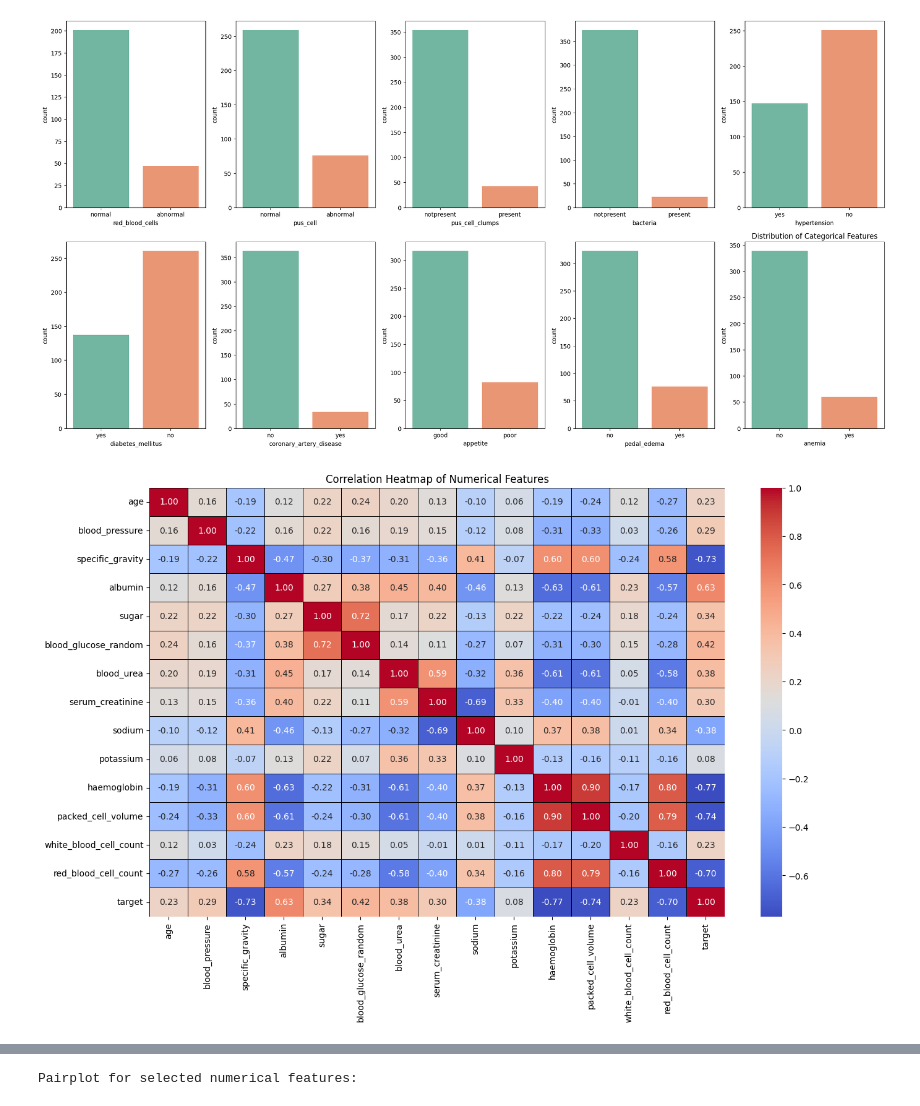
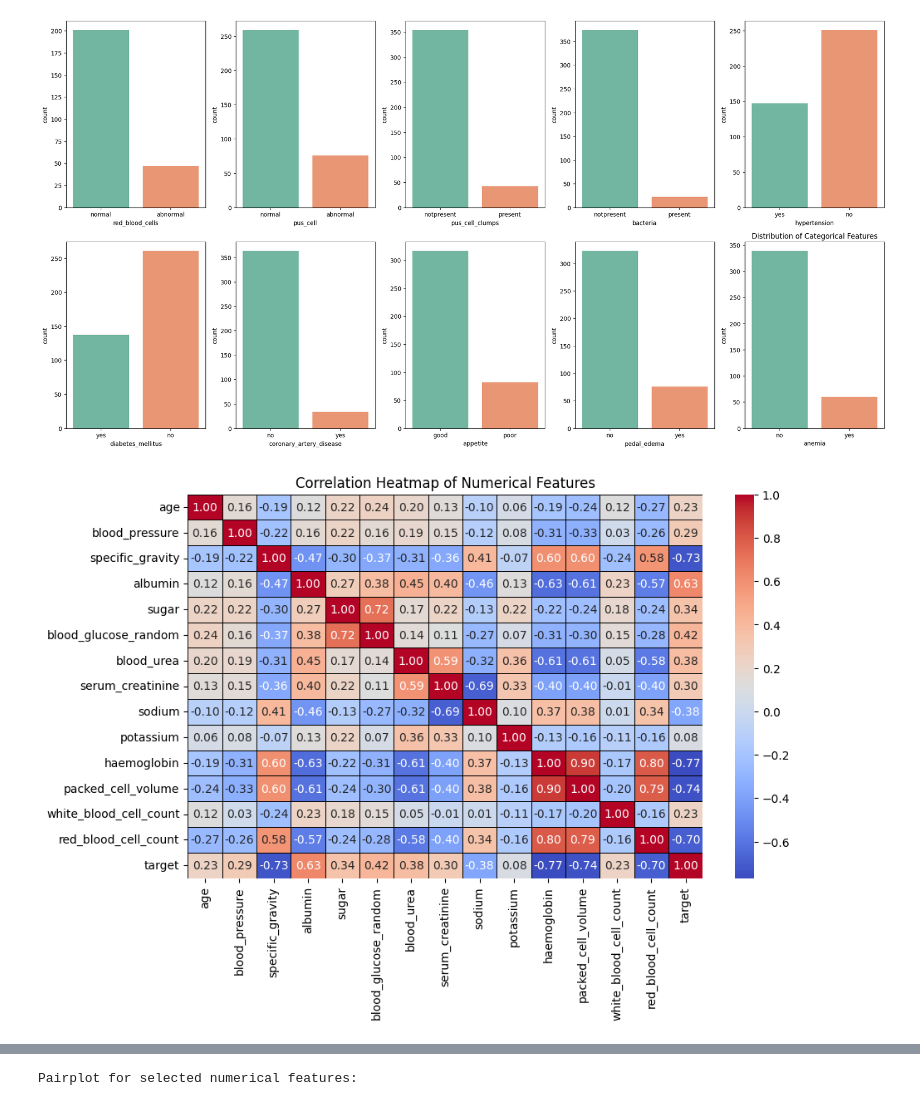
Before and after one commit to rituparna25/Chronic-Kidney-Disease-Predictor, a Jupyter notebook: kidney_disease_code.ipynb, the cells around one changed output, grey strips where cells are left out. Cells and saved outputs as stored; diff of their text form; code cells hidden in the pictures.

```diff
--- a/kidney_disease_code.ipynb
+++ b/kidney_disease_code.ipynb
@@ -264,12 +288,12 @@ plt.show()
 [figure]
 # %%
 # heatmap to visualize the correlation between numerical features
-plt.figure(figsize=(15, 9))
+plt.figure(figsize=(10, 6))
 sns.heatmap(numerical_cols.corr(), annot=True, cmap='coolwarm', fmt='.2f', linewidths=0.5, linecolor='black')
 plt.title('Correlation Heatmap of Numerical Features')
 plt.show()
 # %% [output]
-[figure, old version]
+[figure, new version]
 # %%
 # Violin plot
 def violin(col):
```
Also changed, not shown: parts of 22 cells of this notebook.
